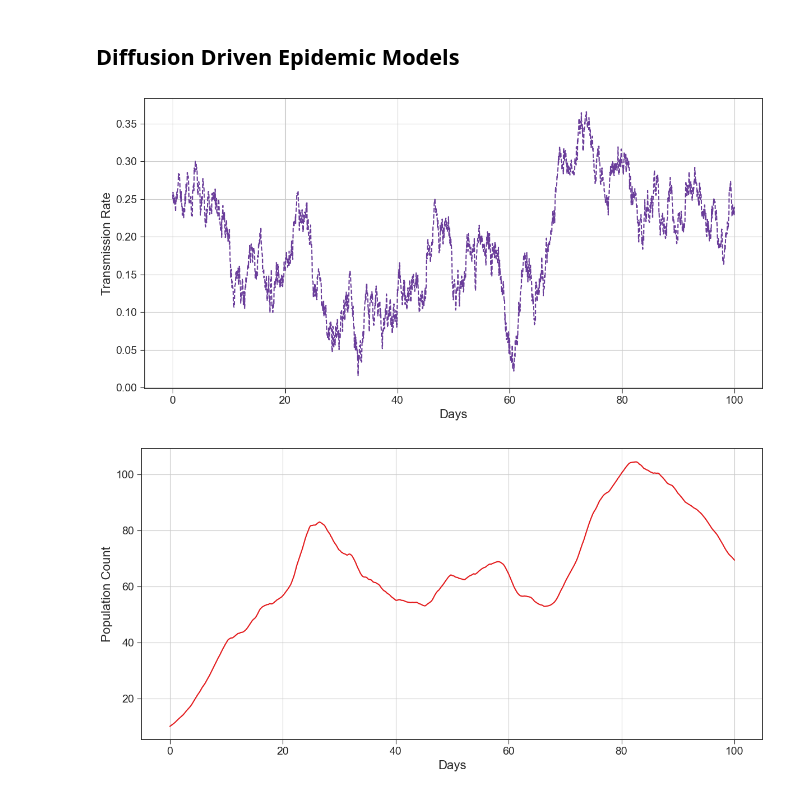
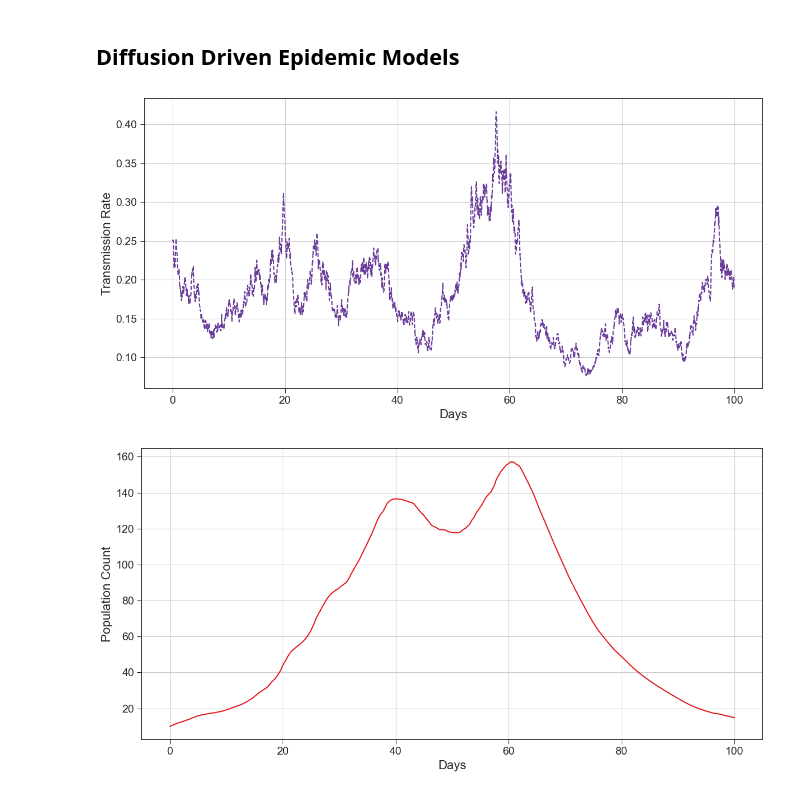
Before and after one commit to rosastreg/Undergrad_AM_Thesis, a Jupyter notebook: Theory/1_Epidemic_Modelling.ipynb, the cells around one changed output. Cells and saved outputs as stored; diff of their text form; code cells hidden in the pictures.

```diff
--- a/Theory/1_Epidemic_Modelling.ipynb
+++ b/Theory/1_Epidemic_Modelling.ipynb
@@ -784,7 +784,7 @@ def EM_BMSIR_model(N, gamma, sigma, X0, S0, I0, R0, T, h):
     # Set initial conditions
     S[0], I[0], R[0] = S0, I0, R0
     X[0] = X0
-    beta[0] = np.log(X[0])
+    beta[0] = np.exp(X[0])
 
     # Simulate the SIR model with stochastic beta using Euler-Maruyama method
     for t in range(1, num_steps):
@@ -800,14 +800,14 @@ def EM_BMSIR_model(N, gamma, sigma, X0, S0, I0, R0, T, h):
         X[t] = X[t-1] + sigma * np.sqrt(h) * dB
 
         # Update beta (infection rate) as a log-transformation of X
-        beta[t] = np.log(X[t])
+        beta[t] = np.exp(X[t])
     return time, S, I, R, beta
 # %%
 # Example parameters
 N = 1000             # Total population size
 gamma = 0.1          # Recovery rate
-sigma = 0.05         # Volatility of the stochastic process for X
-X0 = np.exp(0.25)    # Initial value for X (drives beta)
+sigma = 0.15         # Volatility of the stochastic process for X
+X0 = np.log(0.25)    # Initial value for X (drives beta)
 I0 = 10               # Initial number of infected individuals
 S0 = N - I0          # Initial number of susceptible individuals
 R0 = 0               # Initial number of recovered individuals
@@ -816,32 +816,32 @@ h = 1/24             # Time step size (in days)
 
 # Simulate the model
 time, S, I, R, beta_t = EM_BMSIR_model(N, gamma, sigma, X0, S0, I0, R0, T, h)
 
 
 colors = sns.color_palette('Paired')
 
 plt.figure(figsize=(12, 6))
 plt.style.use('seaborn-v0_8-ticks')
 plt.plot(time, beta_t, label="Beta (log-transformed X)", color=colors[9], linestyle='--', linewidth=1.5)
 plt.xlabel('Days', fontsize=16)
 plt.ylabel('Transmission Rate', fontsize=16)
 plt.grid(True)
 plt.tight_layout()
 plt.tick_params(axis='both', which='major', labelsize=14)
 plt.show()
 
 # Plot the results
 plt.figure(figsize=(12, 6))
 plt.style.use('seaborn-v0_8-ticks')
 #plt.plot(time, S, label="Susceptible", color=colors[1])
 plt.plot(time, I, label="Infected", color=colors[5])
 #plt.plot(time, R, label="Recovered", color=colors[3])
 plt.xlabel('Days', fontsize=16)
 plt.ylabel('Population Count', fontsize=16)
 plt.grid(True)
 plt.tight_layout()
 plt.tick_params(axis='both', which='major', labelsize=14)
 plt.show()
 # %% [output]
-[figure, old version]
+[figure, new version]
-[figure, old version]
+[figure, new version]
```
Also changed, not shown: 1 other file.
